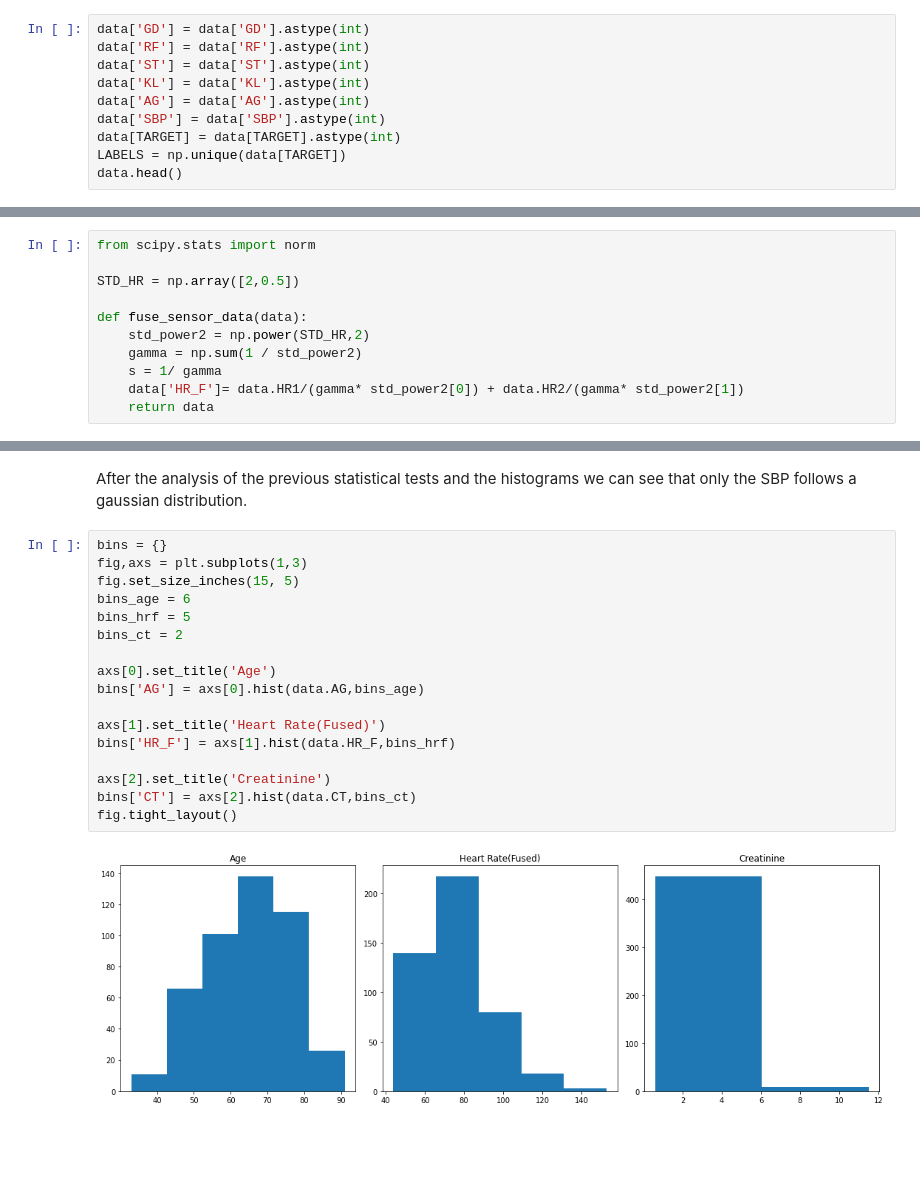
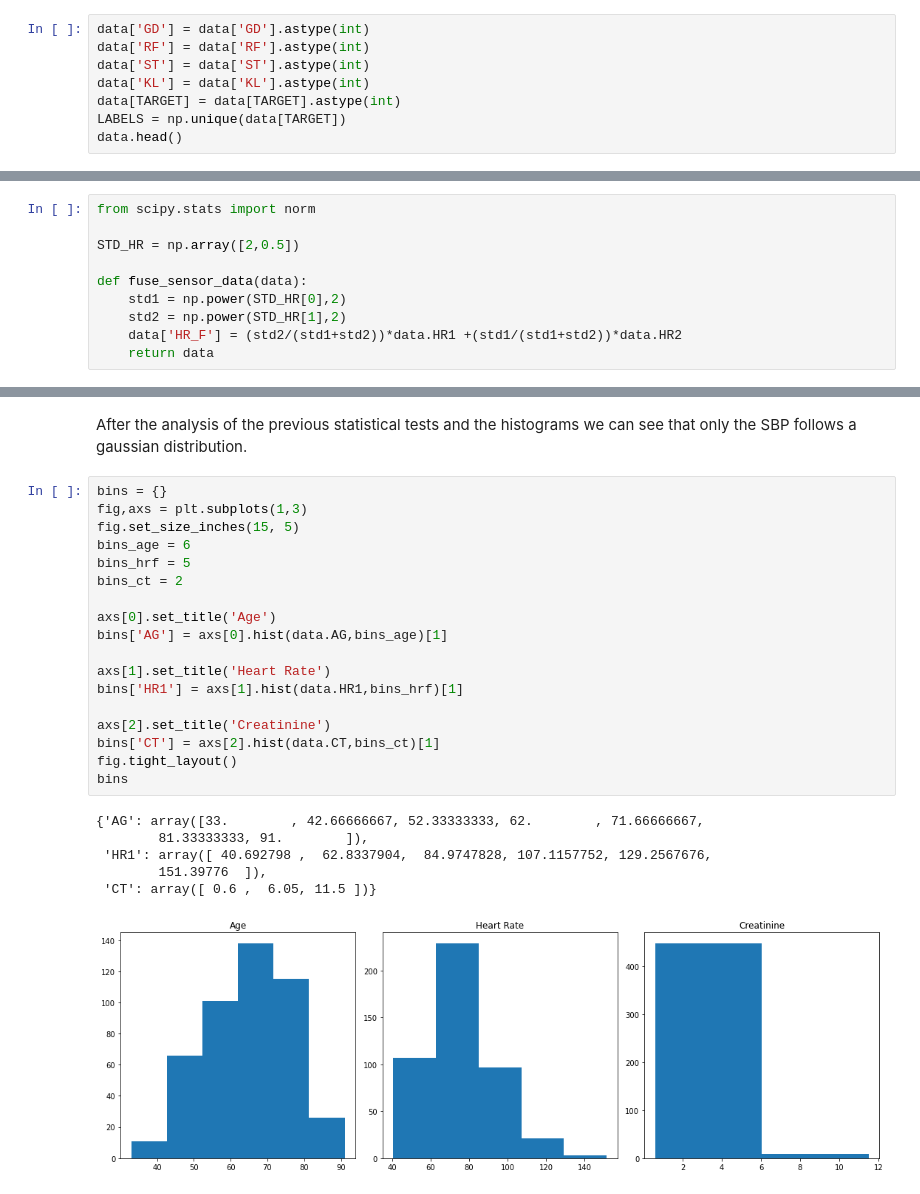
Before and after one commit to therealAlex23/Data-Fusion-in-Data-Analysis, a Jupyter notebook: Part-II/Projeto.ipynb, the cells around one changed output, grey strips where cells are left out. Cells and saved outputs as stored; diff of their text form; blank space fills up the shorter version.

```diff
--- a/Part-II/Projeto.ipynb
+++ b/Part-II/Projeto.ipynb
@@ -68,8 +69,6 @@ data['GD'] = data['GD'].astype(int)
 data['RF'] = data['RF'].astype(int)
 data['ST'] = data['ST'].astype(int)
 data['KL'] = data['KL'].astype(int)
-data['AG'] = data['AG'].astype(int)
-data['SBP'] = data['SBP'].astype(int)
 data[TARGET] = data[TARGET].astype(int)
 LABELS = np.unique(data[TARGET])
 data.head()
@@ -121,10 +121,9 @@ from scipy.stats import norm
 STD_HR = np.array([2,0.5])
 
 def fuse_sensor_data(data):
-    std_power2 = np.power(STD_HR,2)
-    gamma = np.sum(1 / std_power2)
-    s = 1/ gamma
-    data['HR_F']= data.HR1/(gamma* std_power2[0]) + data.HR2/(gamma* std_power2[1])
+    std1 = np.power(STD_HR[0],2)
+    std2 = np.power(STD_HR[1],2)
+    data['HR_F'] = (std2/(std1+std2))*data.HR1 +(std1/(std1+std2))*data.HR2
     return data
 # %%
 data = fuse_sensor_data(data)
@@ -260,20 +289,26 @@ After the analysis of the previous statistical tests and the histograms we can s
 # %%
 bins = {}
 fig,axs = plt.subplots(1,3)
 fig.set_size_inches(15, 5)
 bins_age = 6
 bins_hrf = 5
 bins_ct = 2
 
 axs[0].set_title('Age')
-bins['AG'] = axs[0].hist(data.AG,bins_age)
+bins['AG'] = axs[0].hist(data.AG,bins_age)[1]
 
-axs[1].set_title('Heart Rate(Fused)')
-bins['HR_F'] = axs[1].hist(data.HR_F,bins_hrf)
+axs[1].set_title('Heart Rate')
+bins['HR1'] = axs[1].hist(data.HR1,bins_hrf)[1]
 
 axs[2].set_title('Creatinine')
-bins['CT'] = axs[2].hist(data.CT,bins_ct)
+bins['CT'] = axs[2].hist(data.CT,bins_ct)[1]
 fig.tight_layout()
+bins
 # %% [output]
+{'AG': array([33.        , 42.66666667, 52.33333333, 62.        , 71.66666667,
+        81.33333333, 91.        ]),
+ 'HR1': array([ 40.692798 ,  62.8337904,  84.9747828, 107.1157752, 129.2567676,
+        151.39776  ]),
+ 'CT': array([ 0.6 ,  6.05, 11.5 ])}
-[figure, old version]
+[figure, new version]
 # %%
```
Also changed, not shown: parts of 36 cells of this notebook, 10 other files.
